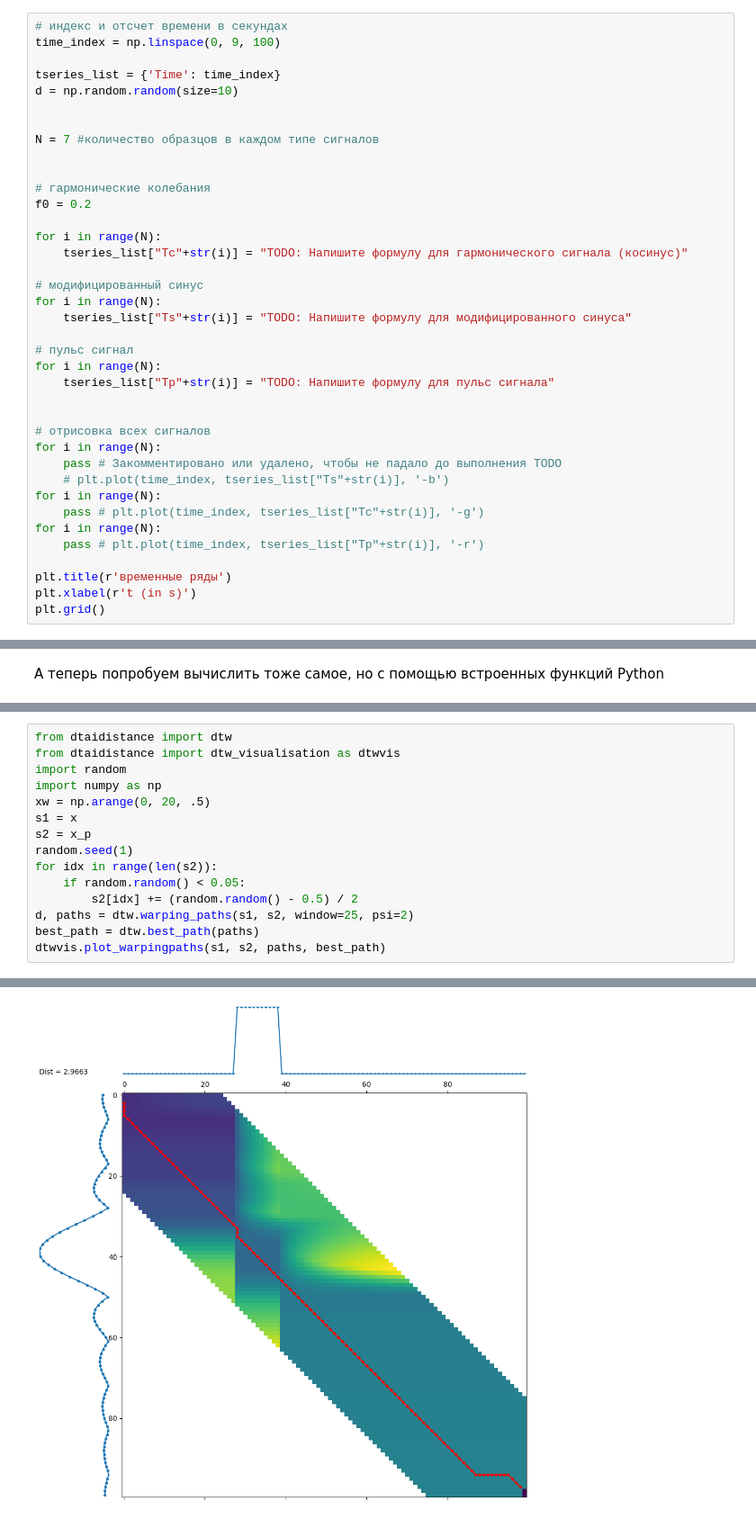
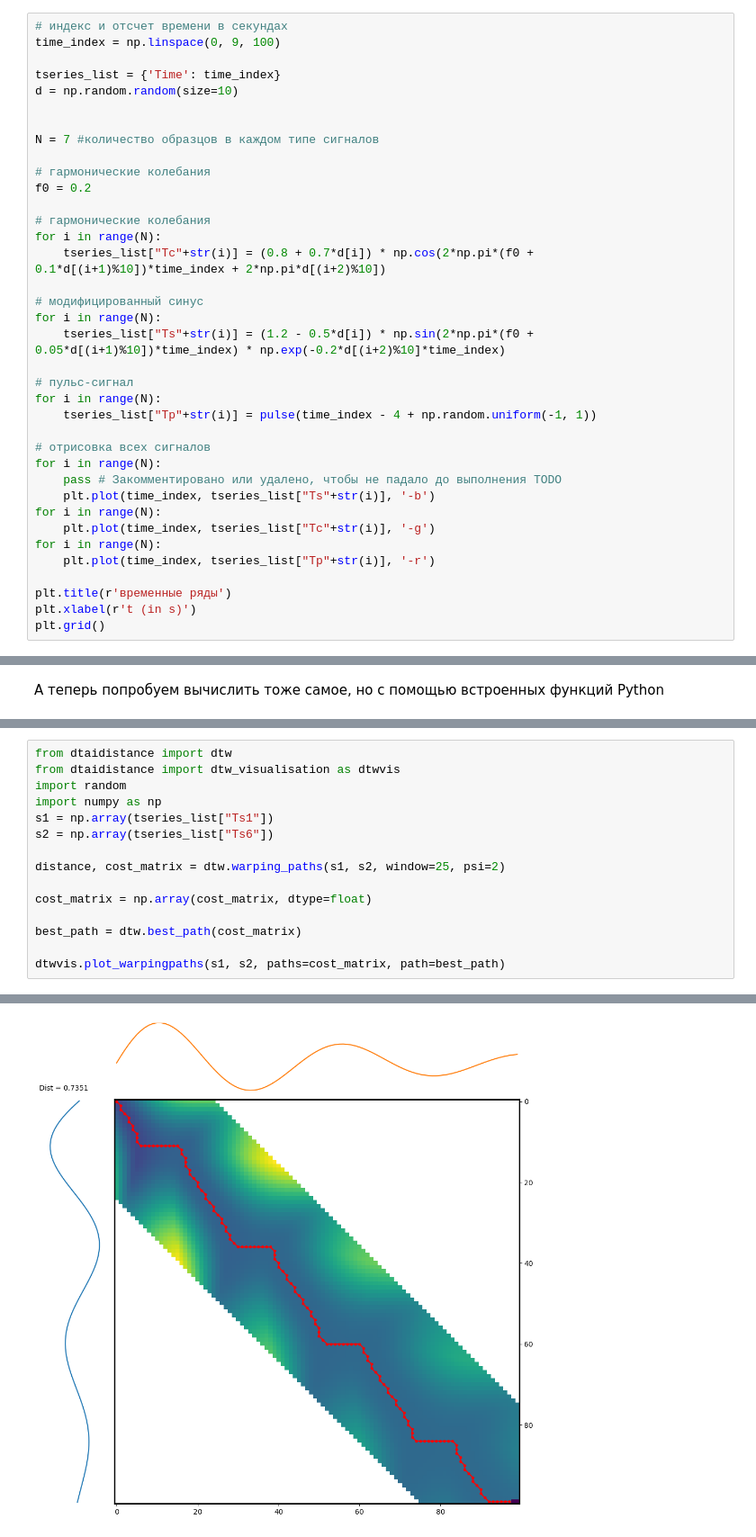
Before and after one commit to Syoshi7/Time_Series, a Jupyter notebook: practice6/practice6.ipynb, the cells around one changed output, grey strips where cells are left out. Shown at 90% size. Cells and saved outputs as stored; diff of their text form.

```diff
--- a/practice6/practice6.ipynb
+++ b/practice6/practice6.ipynb
@@ -45,30 +45,29 @@ d = np.random.random(size=10)
 
 N = 7 #количество образцов в каждом типе сигналов
 
-
 # гармонические колебания
 f0 = 0.2
 
+# гармонические колебания
 for i in range(N):
-    tseries_list["Tc"+str(i)] = "TODO: Напишите формулу для гармонического сигнала (косинус)"
+    tseries_list["Tc"+str(i)] = (0.8 + 0.7*d[i]) * np.cos(2*np.pi*(f0 + 0.1*d[(i+1)%10])*time_index + 2*np.pi*d[(i+2)%10])
 
 # модифицированный синус
 for i in range(N):
-    tseries_list["Ts"+str(i)] = "TODO: Напишите формулу для модифицированного синуса"
+    tseries_list["Ts"+str(i)] = (1.2 - 0.5*d[i]) * np.sin(2*np.pi*(f0 + 0.05*d[(i+1)%10])*time_index) * np.exp(-0.2*d[(i+2)%10]*time_index)
 
-# пульс сигнал
+# пульс-сигнал
 for i in range(N):
-    tseries_list["Tp"+str(i)] = "TODO: Напишите формулу для пульс сигнала"
-
+    tseries_list["Tp"+str(i)] = pulse(time_index - 4 + np.random.uniform(-1, 1))
 
 # отрисовка всех сигналов
 for i in range(N):
     pass # Закомментировано или удалено, чтобы не падало до выполнения TODO
-    # plt.plot(time_index, tseries_list["Ts"+str(i)], '-b')
+    plt.plot(time_index, tseries_list["Ts"+str(i)], '-b')
 for i in range(N):
-    pass # plt.plot(time_index, tseries_list["Tc"+str(i)], '-g')
+    plt.plot(time_index, tseries_list["Tc"+str(i)], '-g')
 for i in range(N):
-    pass # plt.plot(time_index, tseries_list["Tp"+str(i)], '-r')
+    plt.plot(time_index, tseries_list["Tp"+str(i)], '-r')
 
 plt.title(r'временные ряды')
 plt.xlabel(r't (in s)')
@@ -422,21 +441,21 @@ print(paths)
 # %%
 from dtaidistance import dtw
 from dtaidistance import dtw_visualisation as dtwvis
 import random
 import numpy as np
-xw = np.arange(0, 20, .5)
-s1 = x
-s2 = x_p
-random.seed(1)
-for idx in range(len(s2)):
-    if random.random() < 0.05:
-        s2[idx] += (random.random() - 0.5) / 2
-d, paths = dtw.warping_paths(s1, s2, window=25, psi=2)
-best_path = dtw.best_path(paths)
-dtwvis.plot_warpingpaths(s1, s2, paths, best_path)
+s1 = np.array(tseries_list["Ts1"])
+s2 = np.array(tseries_list["Ts6"])
+
+distance, cost_matrix = dtw.warping_paths(s1, s2, window=25, psi=2)
+
+cost_matrix = np.array(cost_matrix, dtype=float)
+
+best_path = dtw.best_path(cost_matrix)
+
+dtwvis.plot_warpingpaths(s1, s2, paths=cost_matrix, path=best_path)
 # %% [output]
 (<Figure size 1000x1000 with 4 Axes>, [<Axes: >, <Axes: >, <Axes: >, <Axes: >])
-[figure, old version]
+[figure, new version]
 # %%
 # переделываем датасет так, чтобы с ним можно было бы работать
 
```
Also changed, not shown: parts of 13 cells of this notebook, 1 other file.
